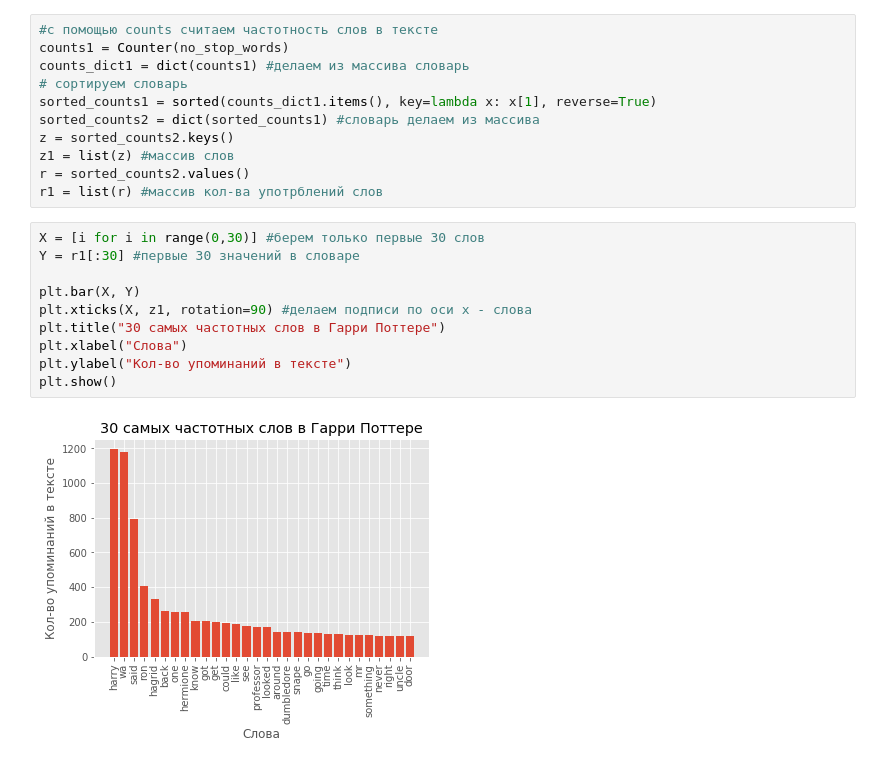
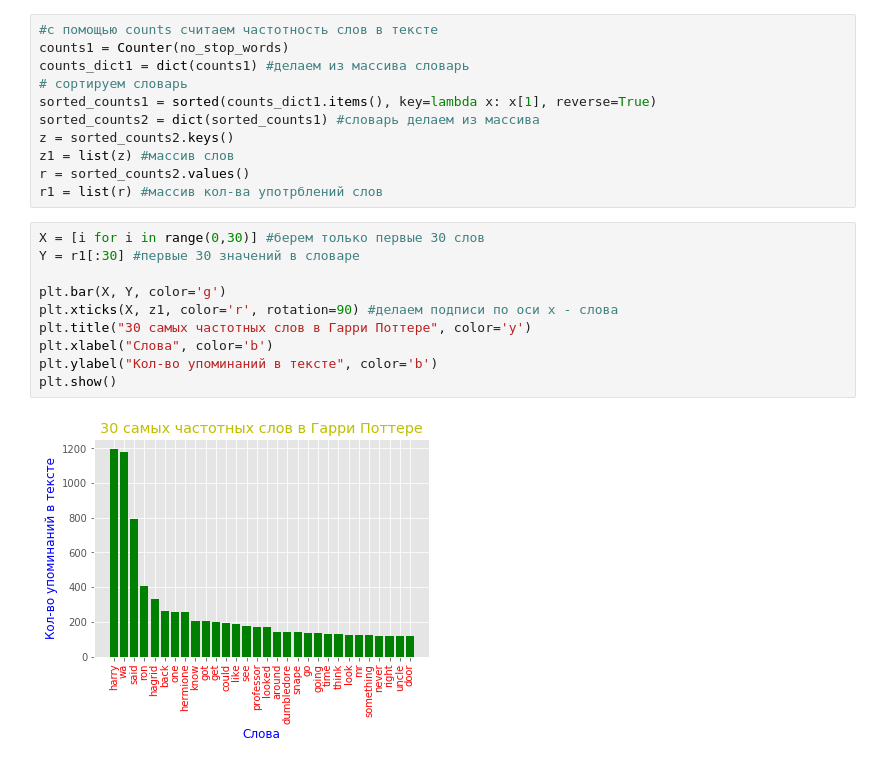
Before and after one commit to vlad465230/python-dh-hw, a Jupyter notebook: HW4.ipynb, the cells around one changed output. Drawn from its saved outputs; the diff is of its cells as text.

```diff
--- a/HW4.ipynb
+++ b/HW4.ipynb
@@ -109,12 +110,12 @@ r1 = list(r) #массив кол-ва употрблений слов
 # %%
 X = [i for i in range(0,30)] #берем только первые 30 слов
 Y = r1[:30] #первые 30 значений в словаре
 
-plt.bar(X, Y)
-plt.xticks(X, z1, rotation=90) #делаем подписи по оси x - слова
-plt.title("30 самых частотных слов в Гарри Поттере")
-plt.xlabel("Слова")
-plt.ylabel("Кол-во упоминаний в тексте")
+plt.bar(X, Y, color='g')
+plt.xticks(X, z1, color='r', rotation=90) #делаем подписи по оси x - слова
+plt.title("30 самых частотных слов в Гарри Поттере", color='y')
+plt.xlabel("Слова", color='b')
+plt.ylabel("Кол-во упоминаний в тексте", color='b')
 plt.show()
 # %% [output]
-[figure, old version]
+[figure, new version]
```
Also changed, not shown: parts of 3 cells of this notebook.
